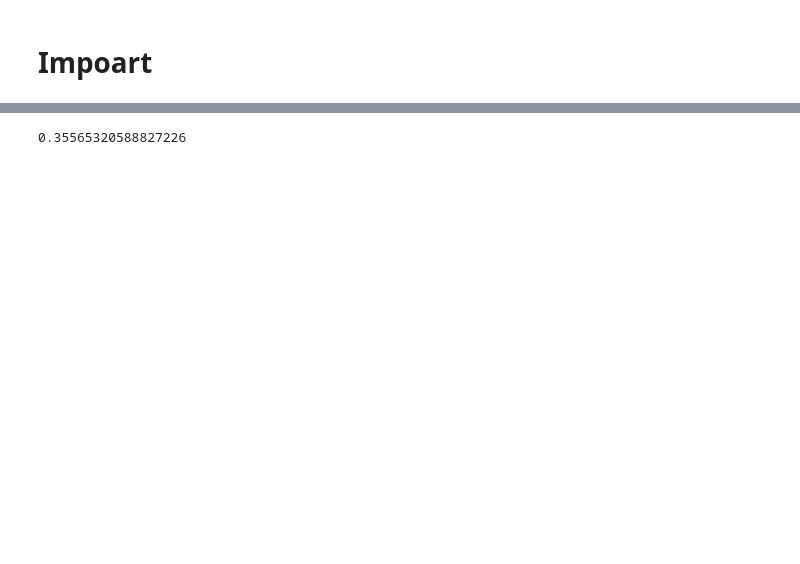
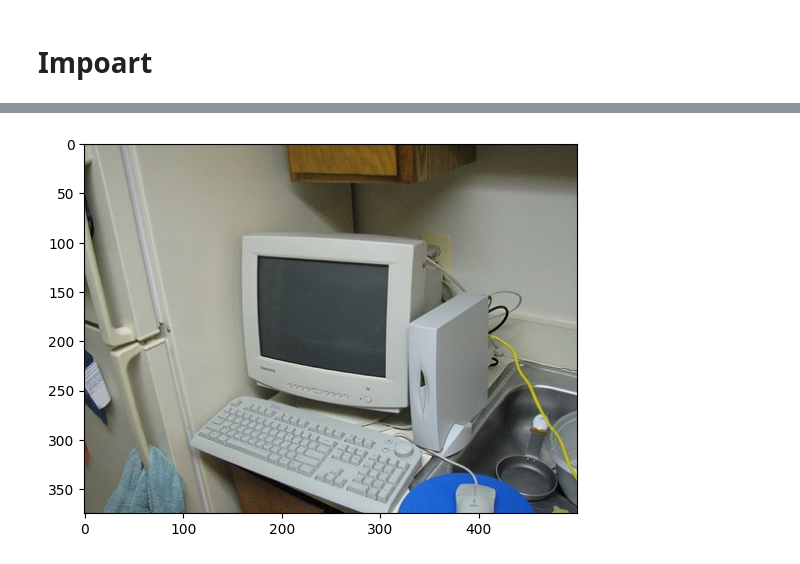
Before and after one commit to hoonisone/torch_projects, a Jupyter notebook: MaskRCNN_VOC/eval.ipynb, the cells around one changed output, grey strips where cells are left out. Drawn from its saved outputs; the diff is of its cells as text; code cells hidden in the pictures; blank space fills up the shorter version.

Commit message:
torch framework

```diff
--- a/MaskRCNN_VOC/eval.ipynb
+++ b/MaskRCNN_VOC/eval.ipynb
@@ -23,9 +13,9 @@ importing Jupyter notebook from mh_utils.ipynb
 # %%
 np.random.seed(0)
-device = torch.device("cuda:0" if torch.cuda.is_available() else "cpu")
+device = "cpu"
 t_dataset, t_dataloader, v_dataset, v_dataloader = Task.get_dataset_and_loader(10)
-model = Task.get_model("result/banch")
+model = Task.get_model("./result/benchmark/step_model(20-epoch)")
 
-for iou_threshold in [0.3, 0.5, 0.6]
-    map = Task.map_eval(model, device, data_loader, iou_threshold = iou_threshold)
+for iou_threshold in [0.3, 0.5, 0.6]:
+    map = Task.map_eval(model, device, v_dataloader, iou_threshold = iou_threshold)
     print(f"map({iou_threshold}): {map}")
@@ -32,9 +23,0 @@ for iou_threshold in [0.3, 0.5, 0.6]
-# %%
-IOU_THRESHOLD = 0.5
-
-device = torch.device("cuda:0" if torch.cuda.is_available() else "cpu")
-
-dataset = TaskDataset(root = "/home/VOCdevkit/VOC2012", image_set = "val", cropping = False)
-data_loader = TaskDataloader(dataset, batch_size = 10)
-
-model = Task.get_model("models/no_expending(8)")
@@ -46,14 +24,7 @@ model = Task.get_model("models/no_expending(8)")
-# %%
-model = Task.get_model()
-model.load_state_dict(torch.load("models/boundary_reinforcement(2th)"))
-
-CLASS_NUM = Task.CLASS_NUM
-MASK_THRESHOLD = 0.5
-SCORE_THRESHOLDS = Task.SCORE_THRESHOLDS
-
-Task.map_eval(model, device, data_loader,
-    class_num = CLASS_NUM,
-    mask_threshold = MASK_THRESHOLD,
-    score_threshold = SCORE_THRESHOLDS)
-# %% [output]
-0.35565320588827226
+# %%
+dataset = t_dataset
+sample = dataset[1]
+plt.imshow(Converter.tensor_to_numpy_for_image(sample[0]))
+Task.show_comparison_for_one_sample(model, sample, device, iou_threshold=0.5, mask_binary_threshold=0.3)
+# %% [output]
+[figure, added]
```
Also changed, not shown: parts of 6 cells of this notebook, 18 other files.
